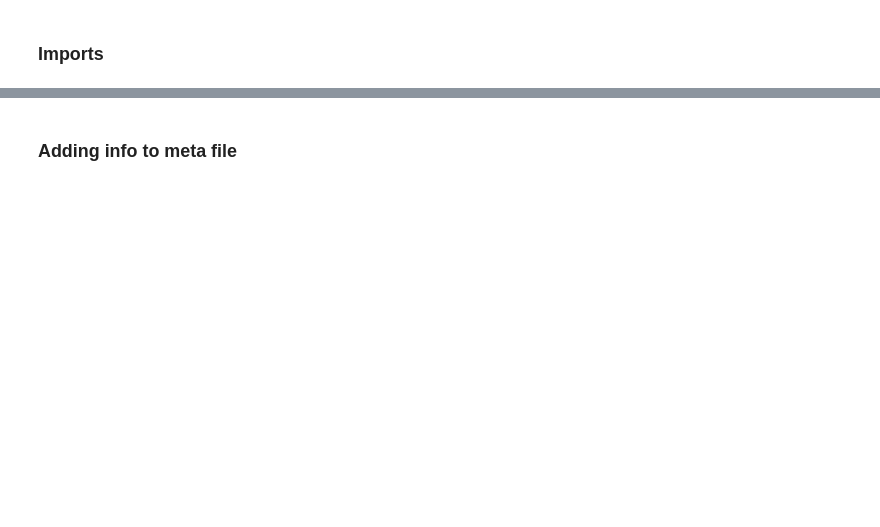
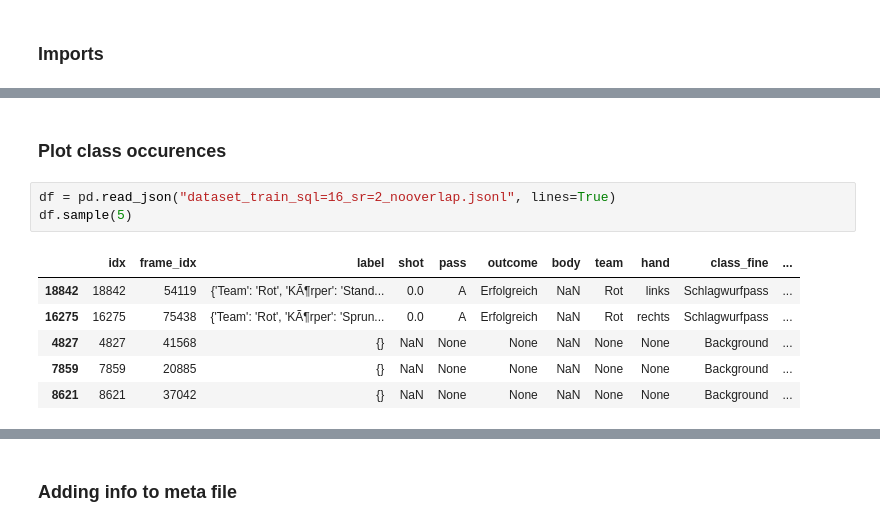
Before and after one commit to rhotertj/thesis, a Jupyter notebook: dataset/visualize.ipynb, the cells around one changed output, grey strips where cells are left out. Cells and saved outputs as stored; diff of their text form; blank space fills up the shorter version.

```diff
--- a/dataset/visualize.ipynb
+++ b/dataset/visualize.ipynb
@@ -65,0 +69,12 @@ with open("class2frame.pkl", "wb+") as f:
+# %% [markdown]
+### Plot class occurences
+# %%
+df = pd.read_json("dataset_train_sql=16_sr=2_nooverlap.jsonl", lines=True)
+df.sample(5)
+# %% [output]
+|  | idx | frame_idx | label | shot | pass | outcome | body | team | hand | class_fine | ... |
+| 18842 | 18842 | 54119 | {'Team': 'Rot', 'KÃ¶rper': 'Stand... | 0.0 | A | Erfolgreich | NaN | Rot | links | Schlagwurfpass | ... |
+| 16275 | 16275 | 75438 | {'Team': 'Rot', 'KÃ¶rper': 'Sprun... | 0.0 | A | Erfolgreich | NaN | Rot | rechts | Schlagwurfpass | ... |
+| 4827 | 4827 | 41568 | {} | NaN | None | None | NaN | None | None | Background | ... |
+| 7859 | 7859 | 20885 | {} | NaN | None | None | NaN | None | None | Background | ... |
+| 8621 | 8621 | 37042 | {} | NaN | None | None | NaN | None | None | Background | ... |
```
Also changed, not shown: parts of 20 cells of this notebook, 2 other files.
